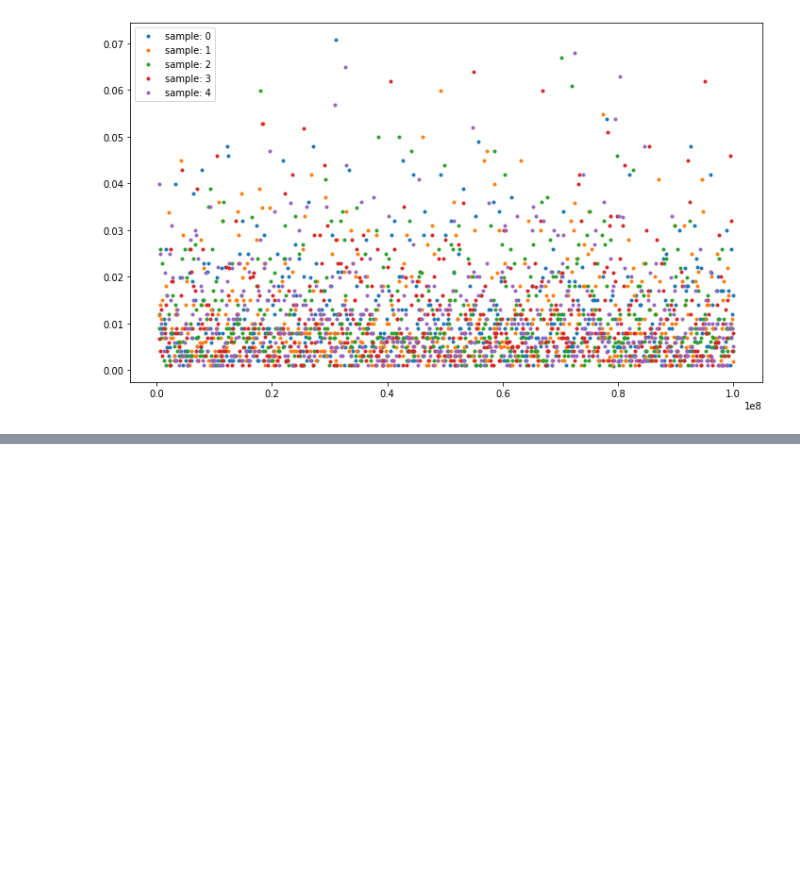
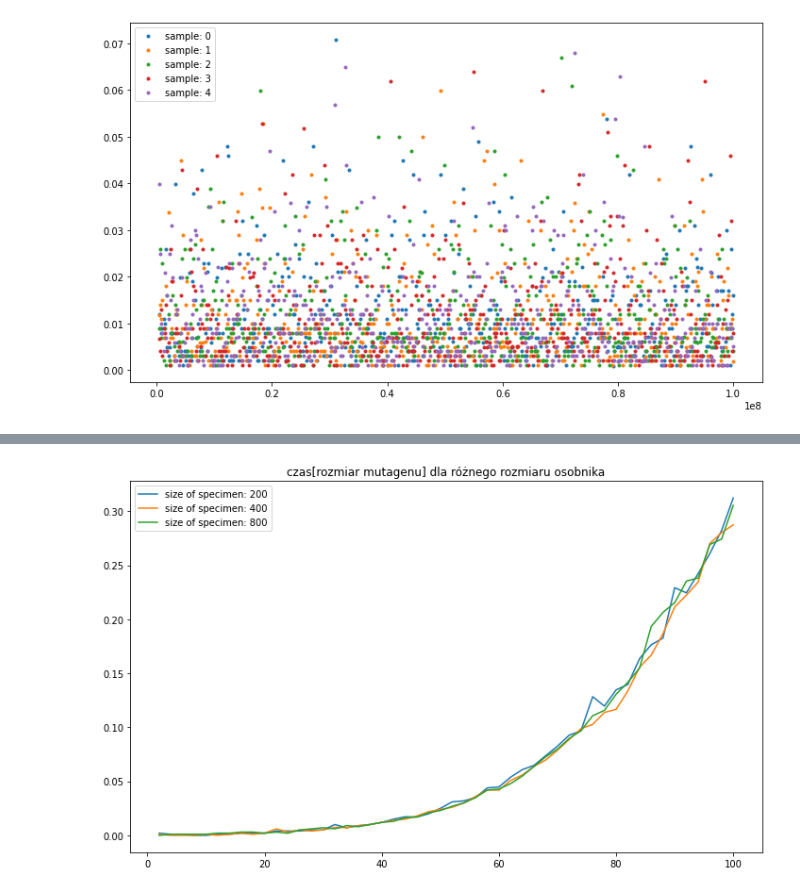
Before and after one commit to Sroka-Bartosz/-BO2-Bank-Transfers-Problem, a Jupyter notebook: Time_test.ipynb, the cells around one changed output, grey strips where cells are left out. Cells and saved outputs as stored; diff of their text form; code cells hidden in the pictures; blank space fills up the shorter version.

```diff
--- a/Time_test.ipynb
+++ b/Time_test.ipynb
@@ -102,0 +145,37 @@ plot_time_generate_specimen2(sample=5)
+# %%
+def test_time_of_mutation_for_different_mutagene(size_of_specimen, mutation_size):
+    times = []
+    problem_matrix = np.random.randint(low=0, high=100, size=(size_of_specimen, size_of_specimen))
+
+    for s in mutation_size:
+        S = specimen.Specimen(problem_matrix)
+        P = population.Population(1)
+        start = time.time()
+        P.elementary_mutation(S, rows_number=s, cols_number=s)
+        times.append(time.time() - start)
+
+        clear_output(wait=True)
+        print("size_of_specimen:", size_of_specimen, " size of mutagen: {0} x {0}".format(s))
+    return times
+
+def plot_time_diffrent_mutagene(sizes_of_specimens):
+    fig = plt.figure()
+    fig.set_figwidth(10); fig.set_figheight(6)
+    mutation_size = list(dict.fromkeys(np.linspace(2, sizes_of_specimens[0]/2, 50).astype('uint32')))
+    for size_of_specimen in sizes_of_specimens:
+        times = test_time_of_mutation_for_different_mutagene(size_of_specimen, mutation_size)
+
+        pl.plot(mutation_size, times, label="size of specimen: {0}".format(size_of_specimen))
+        clear_output(wait=True)
+        display(pl.gcf())
+        time.sleep(3.0)
+
+    plt.legend()
+    plt.tight_layout()
+    plt.title("czas[rozmiar mutagenu] dla różnego rozmiaru osobnika")
+    clear_output(wait=True)
+    plt.show()
+# %%
+plot_time_diffrent_mutagene([200, 400, 800])
+# %% [output]
+[figure, added]
```
Also changed, not shown: parts of 6 cells of this notebook.
